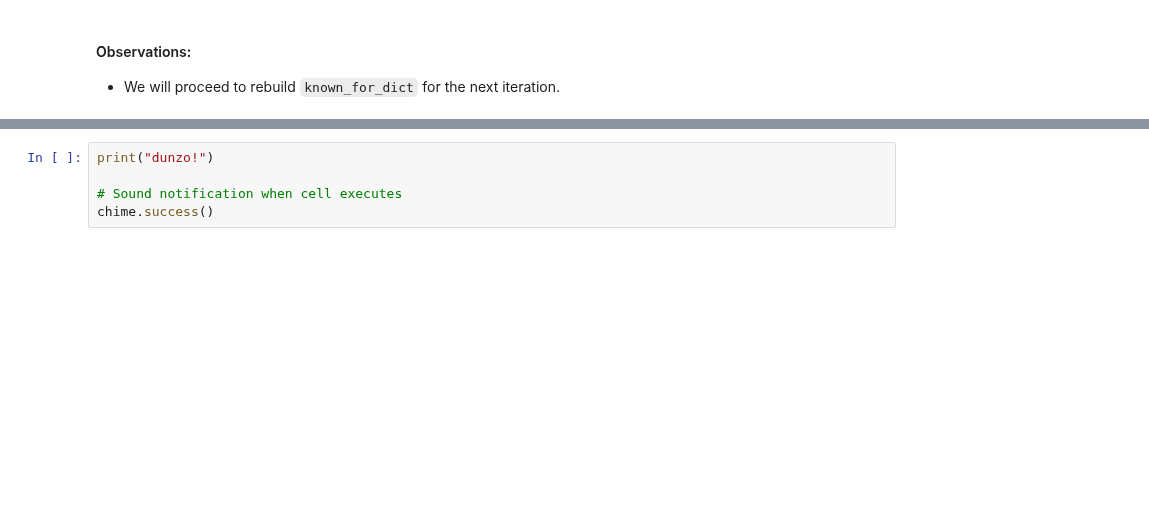
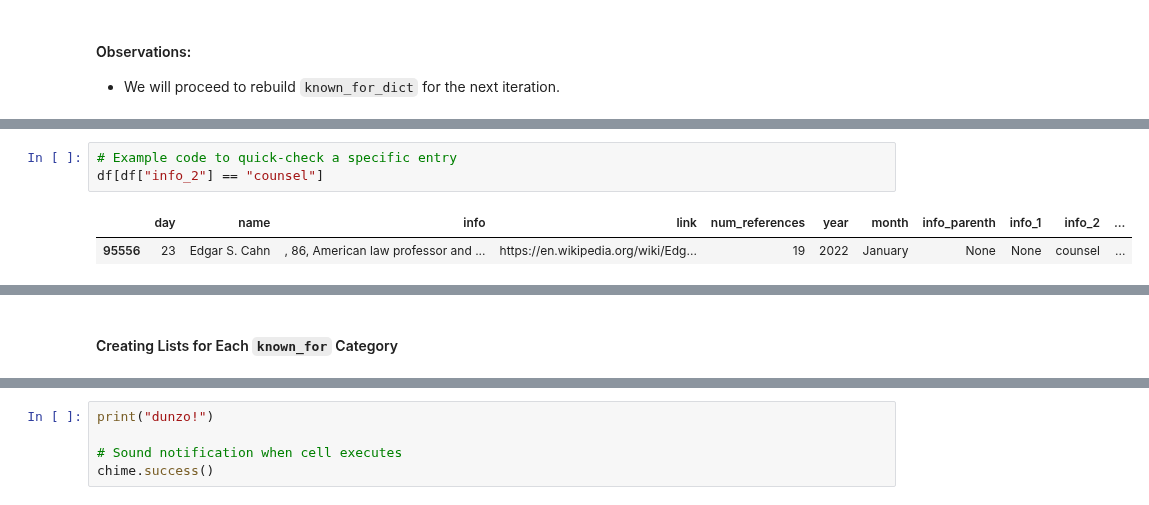
Before and after one commit to teresahanak/wikipedia-life-expectancy, a Jupyter notebook: wp_life_expect_data_clean13_thanak_2022_08_07.ipynb, the cells around one changed output, grey strips where cells are left out. Cells and saved outputs as stored; diff of their text form; blank space fills up the shorter version.

```diff
--- a/wp_life_expect_data_clean13_thanak_2022_08_07.ipynb
+++ b/wp_life_expect_data_clean13_thanak_2022_08_07.ipynb
@@ -5561,0 +5589,6 @@ There are 59 entries without any known_for category.
+# %%
+# Example code to quick-check a specific entry
+df[df["info_2"] == "counsel"]
+# %% [output]
+|  | day | name | info | link | num_references | year | month | info_parenth | info_1 | info_2 | ... |
+| 95556 | 23 | Edgar S. Cahn | , 86, American law professor and ... | https://en.wikipedia.org/wiki/Edg... | 19 | 2022 | January | None | None | counsel | ... |
@@ -5561,0 +5596,2 @@ There are 59 entries without any known_for category.
+# %% [markdown]
+#### Creating Lists for Each `known_for` Category
```
Also changed, not shown: parts of 49 cells of this notebook, 4 other files.
